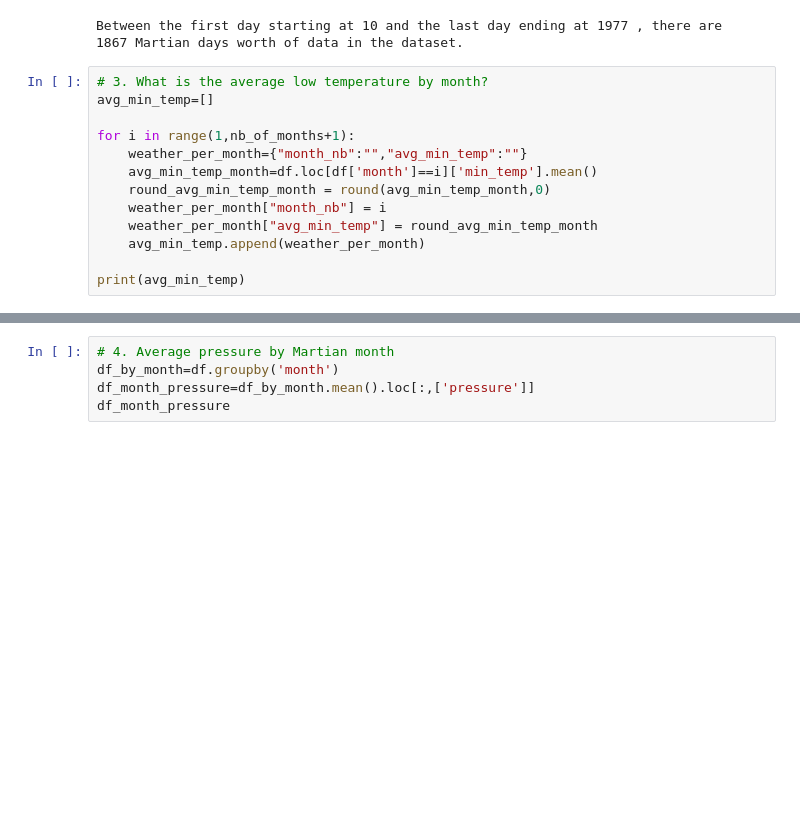
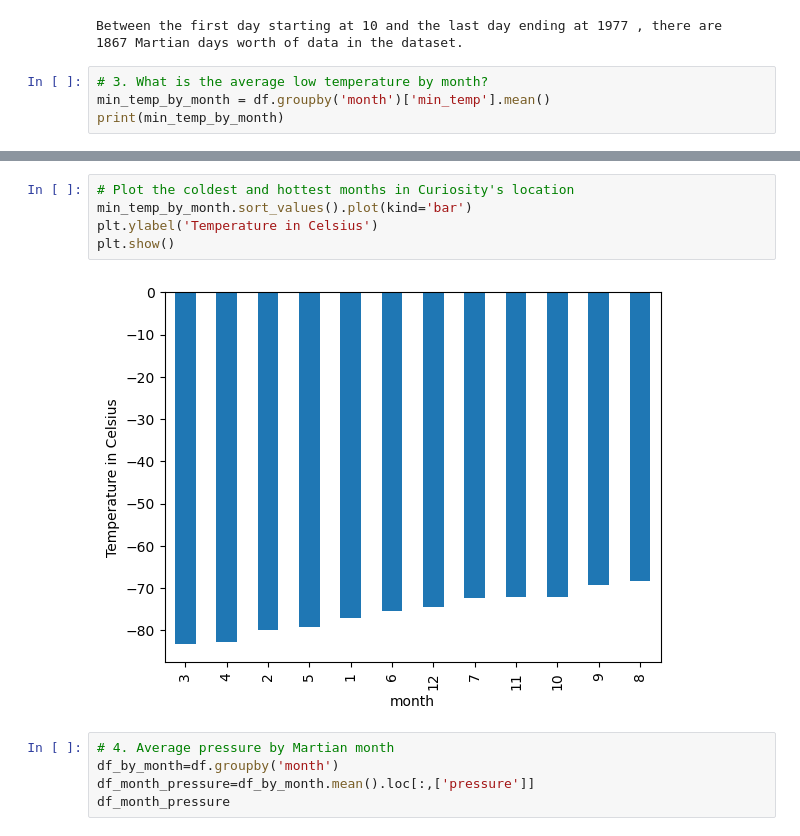
Before and after one commit to imrtech/Mission-to-Mars, a Jupyter notebook: part_2_mars_weather.ipynb, the cells around one changed output, grey strips where cells are left out. Cells and saved outputs as stored; diff of their text form; blank space fills up the shorter version.

```diff
--- a/part_2_mars_weather.ipynb
+++ b/part_2_mars_weather.ipynb
@@ -189,15 +189,6 @@ print(f'Between the first day starting at', first_day_of_data, 'and the last day
 Between the first day starting at 10 and the last day ending at 1977 , there are  1867 Martian days worth of data in the dataset.
 # %%
 # 3. What is the average low temperature by month?
-avg_min_temp=[]
-
-for i in range(1,nb_of_months+1):
-    weather_per_month={"month_nb":"","avg_min_temp":""}
-    avg_min_temp_month=df.loc[df['month']==i]['min_temp'].mean()
-    round_avg_min_temp_month = round(avg_min_temp_month,0)
-    weather_per_month["month_nb"] = i
-    weather_per_month["avg_min_temp"] = round_avg_min_temp_month
-    avg_min_temp.append(weather_per_month)
-
-print(avg_min_temp)
+min_temp_by_month = df.groupby('month')['min_temp'].mean()
+print(min_temp_by_month)
 # %% [output]
@@ -253,3 +253,10 @@ print(month_max_temp)
+# %%
+# Plot the coldest and hottest months in Curiosity's location
+min_temp_by_month.sort_values().plot(kind='bar')
+plt.ylabel('Temperature in Celsius')
+plt.show()
+# %% [output]
+[figure, added]
 # %%
 # 4. Average pressure by Martian month
 df_by_month=df.groupby('month')
```
Also changed, not shown: parts of 10 cells of this notebook.
